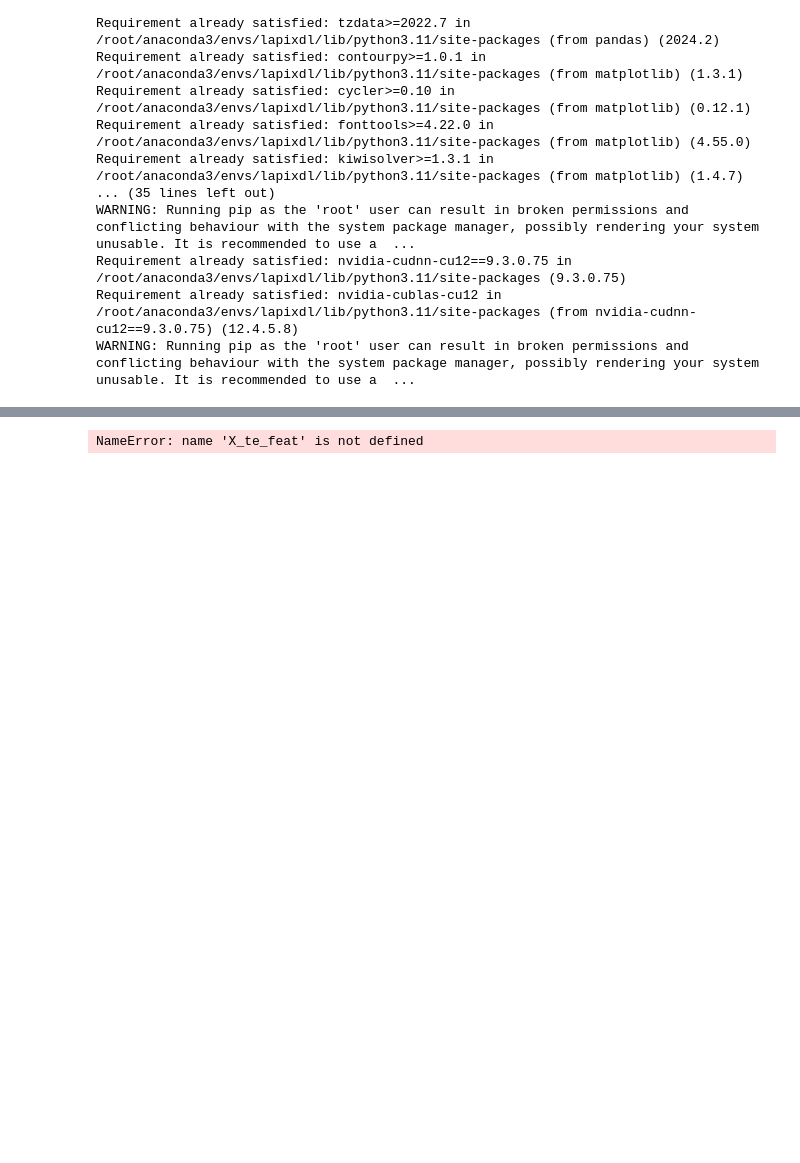
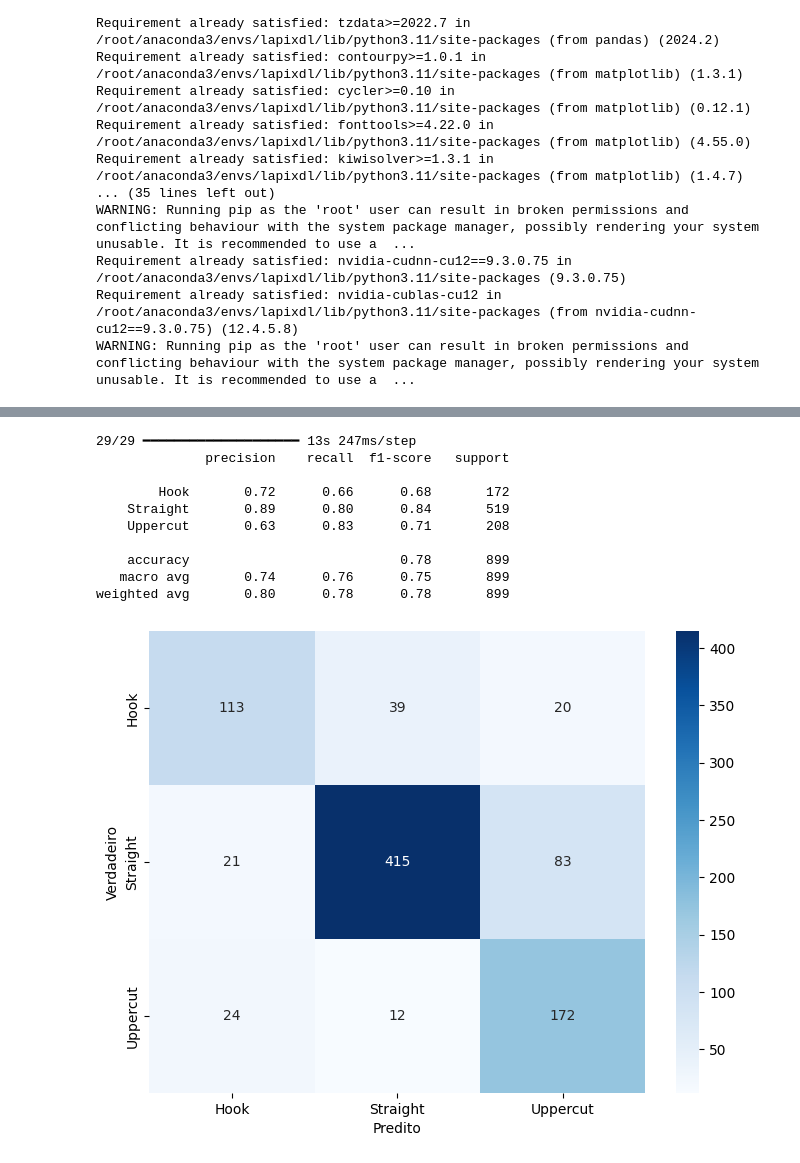
Before and after one commit to leonardosm14/boxe.ml, a Jupyter notebook: training.ipynb, the cells around one changed output, grey strips where cells are left out. Saved outputs shown, nothing was run; the diff lists cells and outputs as text; code cells hidden in the pictures; blank space fills up the shorter version.

```diff
--- a/training.ipynb
+++ b/training.ipynb
@@ -71,7 +71,7 @@ def collapse_to_3_classes(label_6):
 # %%
 TRAIN_VIDEOS = ["V1", "V2", "V7", "V8"]
 CV_VIDEOS    = ["V3", "V4"]
-TEST_VIDEOS  = ["V5", "V9"]
+TEST_VIDEOS  = ["V5", "V9", "V10"]
 
 def load_concat(vids):
     Xs = []
@@ -87,3 +87,10 @@ def load_concat(vids):
 X_tr_all, y_tr_all = load_concat(TRAIN_VIDEOS)
 X_cv, y_cv_raw = load_concat(CV_VIDEOS)
 X_te, y_te_raw = load_concat(TEST_VIDEOS)
+
+print(f"X_tr_all shape: {X_tr_all.shape}")
+print(f"y_tr_all shape: {y_tr_all.shape}")
+print(f"X_cv shape: {X_cv.shape}")
+print(f"y_cv_raw shape: {y_cv_raw.shape}")
+print(f"X_te shape: {X_te.shape}")
+print(f"y_te_raw shape: {y_te_raw.shape}")
@@ -348,23 +423,43 @@ Epoch 42/100
 <keras.src.callbacks.history.History at 0x...>
 # %%
 from tensorflow.keras.models import load_model
+from sklearn.metrics import classification_report, confusion_matrix
+import matplotlib.pyplot as plt
+import seaborn as sns
+import numpy as np
 
+# 1. Carregar o melhor modelo salvo
 best_model = load_model("best_model.keras")
+
+# 2. EXTRAIR AS CORREÇÕES/FEATURES DO CONJUNTO DE TESTE (Adicione esta linha!)
+X_te_feat = feats(X_te)
+
+# 3. Fazer a predição
 y_pred = np.argmax(best_model.predict(X_te_feat), axis=1)
 
-print(classification_report(y_te, y_pred, target_names=classes_3))
+# 4. Relatório de classificação (garanta que classes_3 ou classes esteja definido)
+print(classification_report(y_te, y_pred, target_names=classes))
 
+# 5. Matriz de Confusão
 cm = confusion_matrix(y_te, y_pred)
 plt.figure(figsize=(8, 6))
 sns.heatmap(cm, annot=True, fmt='d',
             xticklabels=classes,
             yticklabels=classes,
             cmap='Blues')
-plt.ylabel('Real')
+plt.ylabel('Verdadeiro')
 plt.xlabel('Predito')
-plt.title(f'Matriz de Confusão {TEST_VIDEOS}')
-plt.tight_layout()
 plt.savefig("matrix.png")
 plt.show()
 # %% [output]
-NameError: name 'X_te_feat' is not defined
+29/29 ━━━━━━━━━━━━━━━━━━━━ 13s 247ms/step
+              precision    recall  f1-score   support
+
+        Hook       0.72      0.66      0.68       172
+    Straight       0.89      0.80      0.84       519
+    Uppercut       0.63      0.83      0.71       208
+
+    accuracy                           0.78       899
+   macro avg       0.74      0.76      0.75       899
+weighted avg       0.80      0.78      0.78       899
+[figure, added]
```
Also changed, not shown: parts of 9 cells of this notebook.
